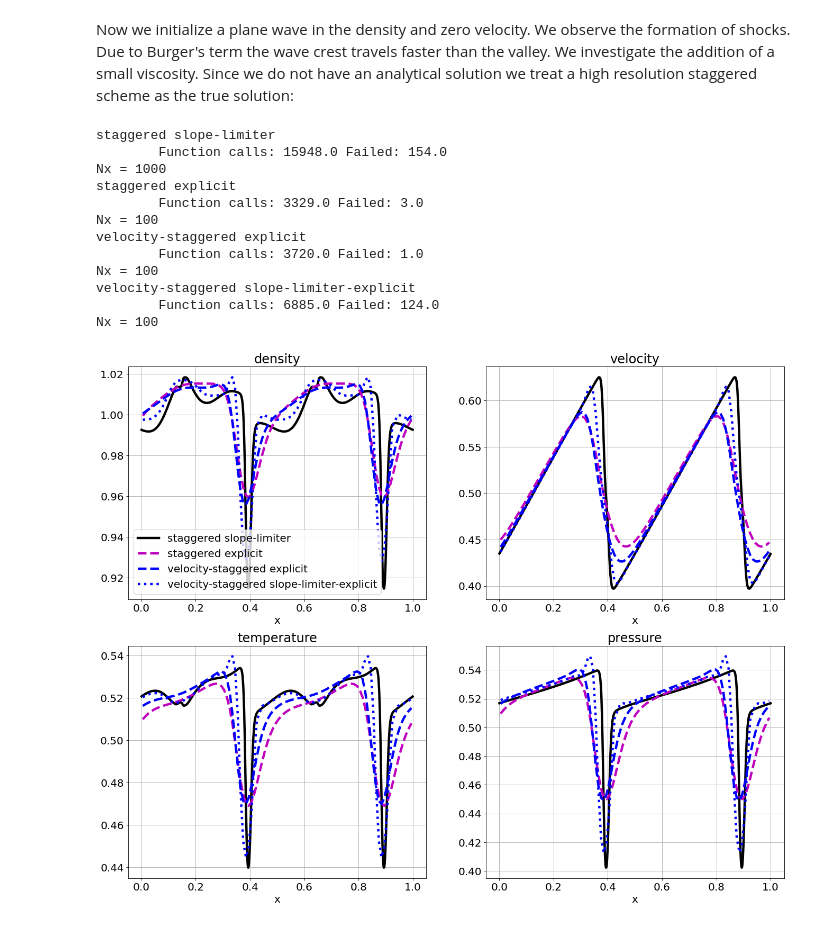
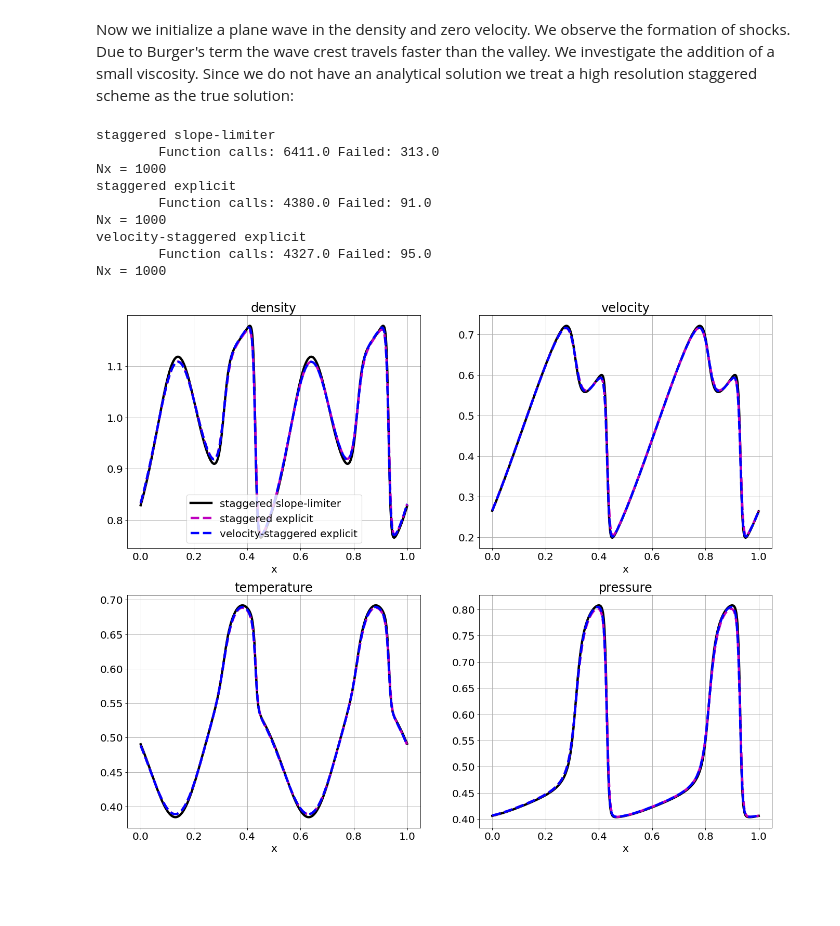
Before and after one commit to mwiesenberger/advection, a Jupyter notebook: temp-navier-stokes.ipynb, the cells around one changed output. Saved outputs shown, nothing was run; the diff lists cells and outputs as text; code cells hidden in the pictures; blank space fills up the shorter version.

Commit message:
Update / Add MMS for Navier-Stokes programs

```diff
--- a/temp-navier-stokes.ipynb
+++ b/temp-navier-stokes.ipynb
@@ -271,0 +296,22 @@ Nx = 1000
+# %%
+# Toro - test 4 (from Chapter 4)
+p_list = []
+for p in [
+    # {"type" : "staggered", "variant" : "explicit", "ls" : "m:"},
+    {"type" : "velocity-staggered", "variant" : "slope-limiter", "ls" : "g--"},
+    {"type" : "staggered", "variant" : "slope-limiter", "ls" : "m--"},
+        ] :
+    params = make_navier_stokes_input()
+    params["grid"]["Nx"]= 100
+    params["physical"]["gamma"] = 1.4
+    params["ls"]= p["ls"]
+    params["output"]["tend"] = 0.035
+    params["timestepper"]["type"] = "ARK"
+    params["timestepper"]["tableau"]  = "ARK-4-2-3"
+#     params["timestepper"]["type"] = "ERK"
+#     params["timestepper"]["tableau"]  = "Bogacki-Shampine-4-2-3"
+    params["advection"] = p
+    p_list.append(params)
+
+print( "Remember that energy and momentum can enter/leave the domain")
+plot_navier_stokes(p_list)
@@ -285,7 +340,7 @@ for p in [
          ] :
     params = make_navier_stokes_input()
     params["grid"]["Nx"]= 200
-    params["output"]["tend"] = 0.02
+    params["output"]["tend"] = 0.035
     params["ls"] = p["ls"]
     params["timestepper"]["type"] = "ARK"
     params["timestepper"]["tableau"]  = "ARK-4-2-3"
@@ -331,53 +382,50 @@ for p in [
 #     {"type" : "staggered", "variant" : "slope-limiter-explicit", "ls" : "g:"},
 #     {"type" : "velocity-staggered", "variant" : "original", "ls" : "b:"},
     {"type" : "velocity-staggered", "variant" : "explicit", "ls" : "b--"},
-    {"type" : "velocity-staggered", "variant" : "slope-limiter-explicit", "ls" : "b:"},
+    # {"type" : "velocity-staggered", "variant" : "slope-limiter-explicit", "ls" : "b:"},
          ] :
     params = make_navier_stokes_input()
-    params["grid"]["Nx"]= 100
+    params["grid"]["Nx"]= 1000
     params["ls"] = p["ls"]
     if( p["type"] == "high_res") :
         params["grid"]["Nx"] = 1000
         p["type"] = "staggered"
         p["variant"] = "slope-limiter"
     params["init"] = {
         # A sine wave in density with 0 velocity
         "type" : "wave",
         "n_0" : 1.0,
         "u_0" : 0.5,
         "t_0" : 0.5,
         "A" : 0.2,
         "B" : 0.1,
         "C" : 0.2,
         "k" : 4*np.pi,
     }
-    params["bc"] = {"density" : "PER", "velocity" : "PER"}
-    params["physical"]["nu_n"] = 0e-3
+    params["bc"] = {"density" : "PER", "velocity" : "PER", "temperature" : "PER"}
+    params["physical"]["nu_n"] = 1e-3
     params["physical"]["nu_u"] = 1e-3
-    params["output"]["tend"] = 1.5
+    params["physical"]["nu_t"] = 1e-3
+    params["output"]["tend"] = 0.5
     params["timestepper"]["type"] = "ARK"
     params["timestepper"]["tableau"]  = "ARK-4-2-3"
     if( p["variant"] == "explicit" or p["variant"] == "slope-limiter-explicit") :
         params["timestepper"]["type"] = "ERK"
         params["timestepper"]["tableau"]  = "Bogacki-Shampine-4-2-3"
-    params["physical"] ["alpha"] = 1
-    params["physical"] ["gamma"] = 1
+    params["physical"] ["gamma"] = 1.4
 #     params["timestepper"]["type"] = "ERK"
 #     params["timestepper"]["tableau"]  = "Euler"
     params["advection"] = p
     p_list.append(params)
 plot_navier_stokes(p_list)
 # %% [output]
 staggered slope-limiter
-        Function calls: 15948.0 Failed: 154.0
+        Function calls: 6411.0 Failed: 313.0
 Nx = 1000
 staggered explicit
-        Function calls: 3329.0 Failed: 3.0
-Nx = 100
+        Function calls: 4380.0 Failed: 91.0
+Nx = 1000
 velocity-staggered explicit
-        Function calls: 3720.0 Failed: 1.0
-Nx = 100
-velocity-staggered slope-limiter-explicit
-        Function calls: 6885.0 Failed: 124.0
-Nx = 100
+        Function calls: 4327.0 Failed: 95.0
+Nx = 1000
-[figure, old version]
+[figure, new version]
```
Also changed, not shown: parts of 11 cells of this notebook, 5 other files.
